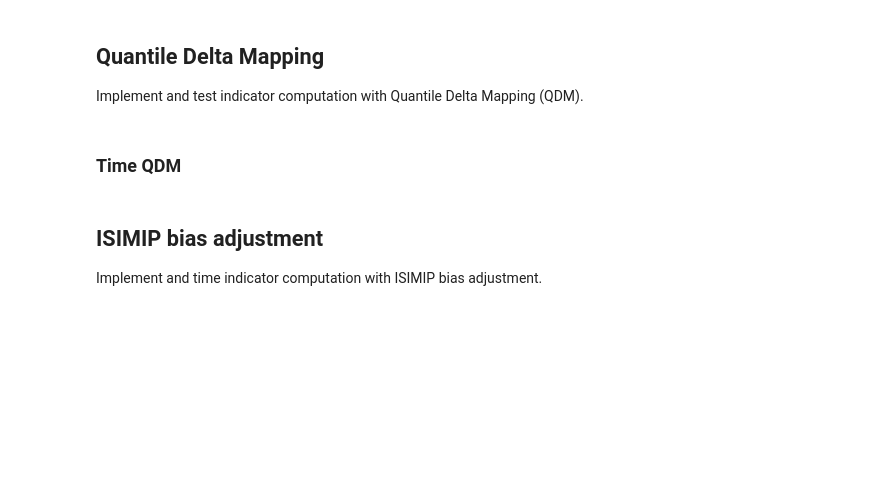
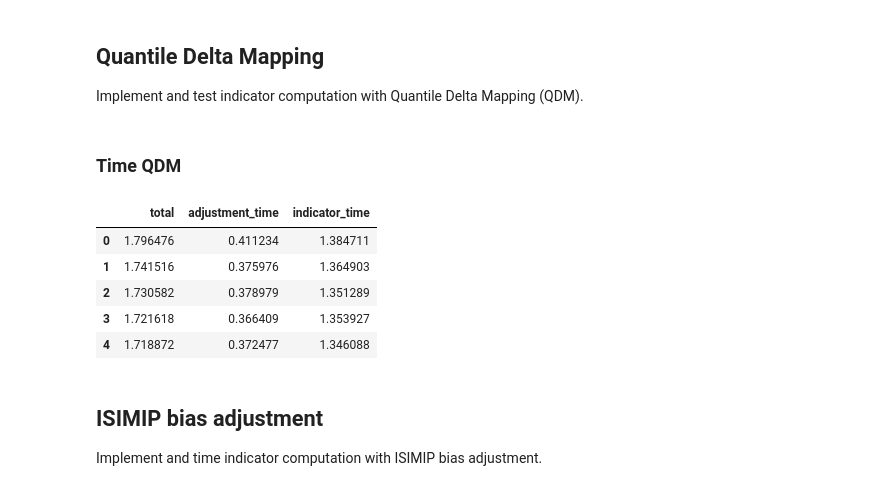
Before and after one commit to Lobelia-Earth/xids, a Jupyter notebook: notebooks/benchmark.ipynb, the cells around one changed output. Saved outputs shown, nothing was run; the diff lists cells and outputs as text; code cells hidden in the pictures; blank space fills up the shorter version.

```diff
--- a/notebooks/benchmark.ipynb
+++ b/notebooks/benchmark.ipynb
@@ -159,3 +226,15 @@ config_tx30_all = {
+# %%
+def compute_indicator(adjusted, ind_conf, models, scenarios):
+    kwargs = {'thresh': ind_conf['threshold']} if 'threshold' in ind_conf else {}
+    func = ind_conf['func']
+    for model in models:
+        data = {variable: adjusted["historical"][model][variable] for variable in ind_conf['variables']}
+        ind_hist = func(**data, **kwargs)
+        for scenario in scenarios:
+            data = {variable: adjusted[scenario][model][variable] for variable in ind_conf['variables']}
+            ind_fut = func(**data,**kwargs)
+
+    return ind_hist, ind_fut
 # %% [markdown]
 ## Quantile Delta Mapping
 
@@ -198,22 +277,23 @@ def compute_with_qdm(config):
 
                 fut_adj = []
                 for period in config["periods"]:
-                    fut_adj.append(
-                        qdm.adjust(fut.sel(time=slice(*period)))
-                        .expand_dims(period=[f"{period[0]}-{period[1]}"])
-                        .assign_coords(time=hist.time.values)
-                    )
+                    try:
+                        fut_adj.append(
+                            qdm.adjust(fut.sel(time=slice(*period)))
+                            .expand_dims(period=[f"{period[0]}-{period[1]}"])
+                            .assign_coords(time=hist.time.values)
+                        )
+                    except Exception as e:
+                        print(scenario, model, variable, period)
+                        raise e
                 adjusted[scenario][model][variable] = xr.concat(fut_adj, dim="period")
 
     adj_end = perf_counter()
     adj_time = adj_end - adj_start
 
     indicator_start = perf_counter()
-    # Compute indicators for all models
-    for model in config["models"]:
-        ind_hist = config["indicator_func"](**adjusted["historical"][model])
-        for scenario in config["scenarios"]:
-            ind_fut = config["indicator_func"](**adjusted[scenario][model])
+    for ind_conf in config['indicators']:
+        ind_hist, ind_fut = compute_indicator(adjusted,ind_conf, config['models'], config['scenarios'])
 
     indicator_end = perf_counter()
 
@@ -223,17 +303,25 @@ def compute_with_qdm(config):
 # %%
 data = []
 for i in range(1, 11):
     total_start = perf_counter()
-    adj_time, indicator_time = compute_with_qdm(config_tx30_single)
+    adj_time, indicator_time = compute_with_qdm(configs[configname])
     total_end = perf_counter()
     total = total_end - total_start
     data.append(
         {"total": total, "adjustment_time": adj_time, "indicator_time": indicator_time}
     )
 
 
 qdm_df = pd.DataFrame(data)
-qdm_df.to_csv(save_path / "qdm_dtx30_single.csv", index=False)
+qdm_df.to_csv(save_path / f"qdm_{configname}.csv", index=False)
+qdm_df.head()
+# %% [output]
+|  | total | adjustment_time | indicator_time |
+| 0 | 1.796476 | 0.411234 | 1.384711 |
+| 1 | 1.741516 | 0.375976 | 1.364903 |
+| 2 | 1.730582 | 0.378979 | 1.351289 |
+| 3 | 1.721618 | 0.366409 | 1.353927 |
+| 4 | 1.718872 | 0.372477 | 1.346088 |
 # %% [markdown]
 ## ISIMIP bias adjustment
 Implement and time indicator computation with ISIMIP bias adjustment.
```
Also changed, not shown: parts of 12 cells of this notebook, 1 other file.
